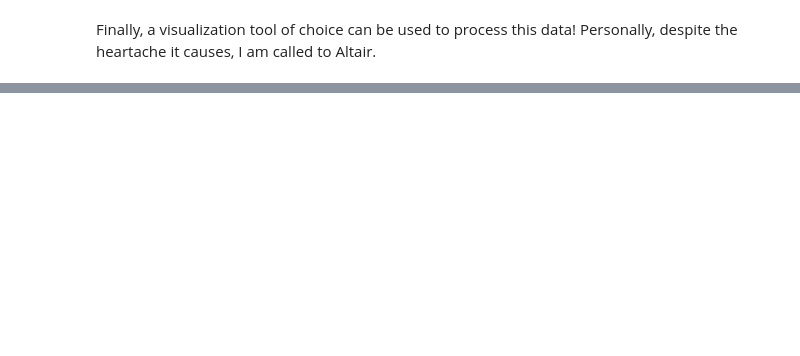
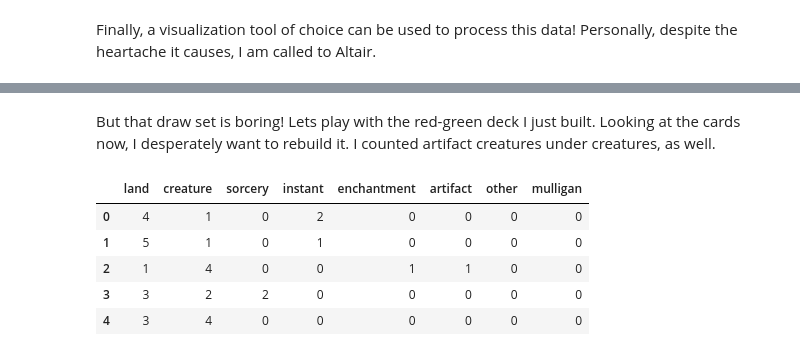
Before and after one commit to cassiehaas/mtg_probability, a Jupyter notebook: standard.ipynb, the cells around one changed output, grey strips where cells are left out. Saved outputs shown, nothing was run; the diff lists cells and outputs as text; code cells hidden in the pictures; blank space fills up the shorter version.

```diff
--- a/standard.ipynb
+++ b/standard.ipynb
@@ -140,3 +146,24 @@ alt.Chart(sims_df, title = 'Land Draw in a 7 Card Opening Hand').mark_bar(size =
 )
 # %% [output]
 [interactive output not drawn]
+# %% [markdown]
+But that draw set is boring! Lets play with the red-green deck I just built. Looking at the cards now, I desperately want to rebuild it. I counted artifact creatures under creatures, as well.
+# %%
+rg_deck = Deck(lands=24,creatures=20,instants=6,sorceries=5,enchantments=4,artifacts=1)
+
+rg_sims = []
+
+for i in np.arange(0, 5000):
+    rg_deck.reset()
+    rg_deck.draw(7)
+    rg_sims.append(rg_deck.record())
+
+rg_df = pd.DataFrame(rg_sims)
+rg_df.head(5)
+# %% [output]
+|  | land | creature | sorcery | instant | enchantment | artifact | other | mulligan |
+| 0 | 4 | 1 | 0 | 2 | 0 | 0 | 0 | 0 |
+| 1 | 5 | 1 | 0 | 1 | 0 | 0 | 0 | 0 |
+| 2 | 1 | 4 | 0 | 0 | 1 | 1 | 0 | 0 |
+| 3 | 3 | 2 | 2 | 0 | 0 | 0 | 0 | 0 |
+| 4 | 3 | 4 | 0 | 0 | 0 | 0 | 0 | 0 |
```
Also changed, not shown: parts of 11 cells of this notebook.
